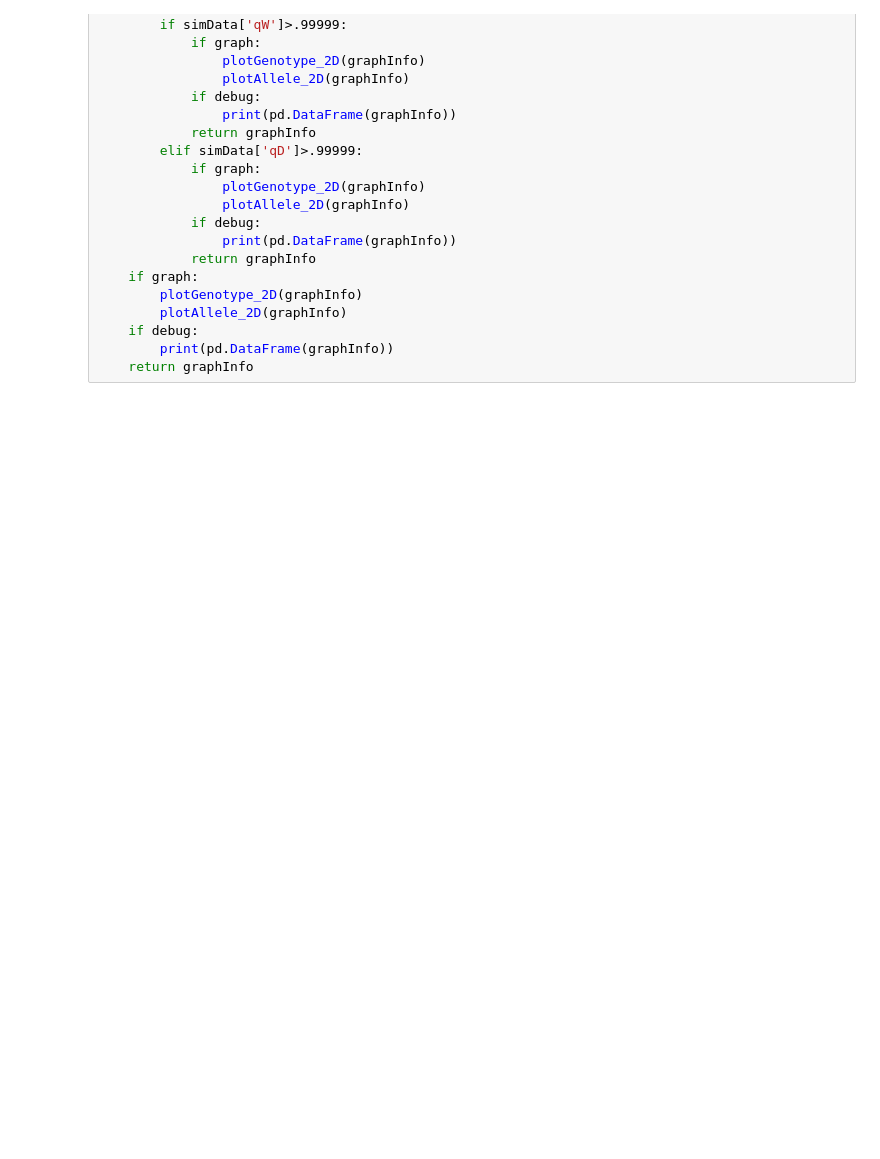
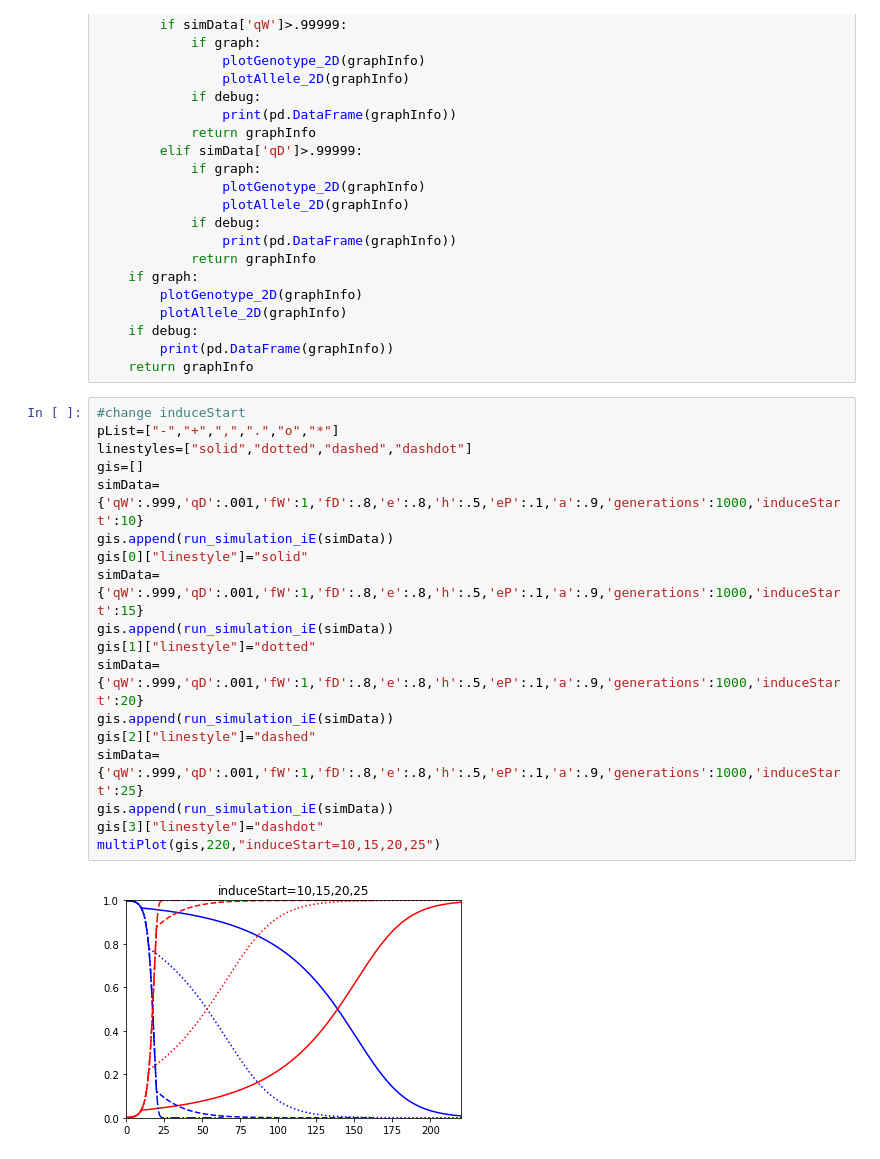
Before and after one commit to mgheffel/CRISPR-Gene-Drive-Population-Model, a Jupyter notebook: AlleleMultiMapiE.ipynb, the cells around one changed output. Saved outputs shown, nothing was run; the diff lists cells and outputs as text; blank space fills up the shorter version.

```diff
--- a/AlleleMultiMapiE.ipynb
+++ b/AlleleMultiMapiE.ipynb
@@ -135,6 +135,26 @@ def run_simulation_iE(simData,graph=False,debug=False):
     if debug:
         print(pd.DataFrame(graphInfo))
     return graphInfo
+# %%
+#change induceStart
+pList=["-","+",",",".","o","*"]
+linestyles=["solid","dotted","dashed","dashdot"]
+gis=[]
+simData={'qW':.999,'qD':.001,'fW':1,'fD':.8,'e':.8,'h':.5,'eP':.1,'a':.9,'generations':1000,'induceStart':10}
+gis.append(run_simulation_iE(simData))
+gis[0]["linestyle"]="solid"
+simData={'qW':.999,'qD':.001,'fW':1,'fD':.8,'e':.8,'h':.5,'eP':.1,'a':.9,'generations':1000,'induceStart':15}
+gis.append(run_simulation_iE(simData))
+gis[1]["linestyle"]="dotted"
+simData={'qW':.999,'qD':.001,'fW':1,'fD':.8,'e':.8,'h':.5,'eP':.1,'a':.9,'generations':1000,'induceStart':20}
+gis.append(run_simulation_iE(simData))
+gis[2]["linestyle"]="dashed"
+simData={'qW':.999,'qD':.001,'fW':1,'fD':.8,'e':.8,'h':.5,'eP':.1,'a':.9,'generations':1000,'induceStart':25}
+gis.append(run_simulation_iE(simData))
+gis[3]["linestyle"]="dashdot"
+multiPlot(gis,220,"induceStart=10,15,20,25")
+# %% [output]
+[figure, added]
 # %%
 #change e
 pList=["-","+",",",".","o","*"]
```
Also changed, not shown: parts of 4 cells of this notebook, 2 other files.
